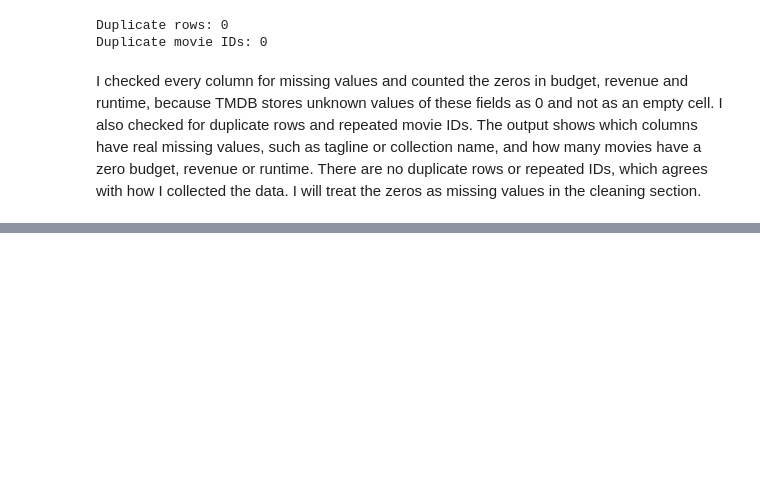
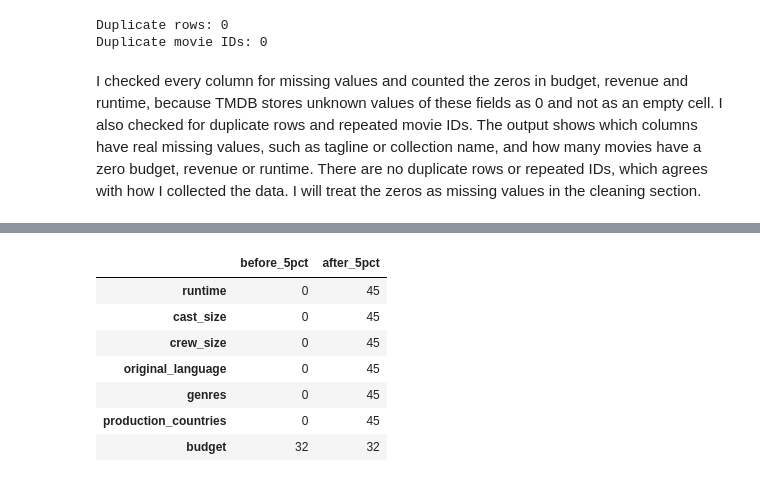
Before and after one commit to eishaiqbal767-cmyk/AI-TMBD-MOVIES-PROJECT, a Jupyter notebook: Notebooks/TMBD_Project.ipynb, the cells around one changed output, grey strips where cells are left out. Cells and saved outputs as stored; diff of their text form; code cells hidden in the pictures; blank space fills up the shorter version.

```diff
--- a/Notebooks/TMBD_Project.ipynb
+++ b/Notebooks/TMBD_Project.ipynb
@@ -602,0 +650,30 @@ I checked every column for missing values and counted the zeros in budget, reven
+# %%
+rng = np.random.RandomState(SEED)
+work = df_model.copy()
+
+num_missing_cols = ['runtime', 'cast_size', 'crew_size']
+cat_missing_cols = ['original_language', 'genres', 'production_countries']
+work[num_missing_cols] = work[num_missing_cols].astype('float64')
+
+n_cells = int(round(0.05 * len(work)))
+for c in num_missing_cols + cat_missing_cols:
+    idx = rng.choice(work.index, size=n_cells, replace=False)
+    work.loc[idx, c] = np.nan
+
+assert work['revenue'].isnull().sum() == 0   # the target is untouched
+
+compare = pd.DataFrame({
+    'before_5pct': df_model[num_missing_cols + cat_missing_cols + ['budget']].isnull().sum(),
+    'after_5pct': work[num_missing_cols + cat_missing_cols + ['budget']].isnull().sum()
+})
+display(compare)
+work.to_csv(f'{PROC_DIR}/tmdb_working_5pct_missing.csv', index=False)
+# %% [output]
+|  | before_5pct | after_5pct |
+| runtime | 0 | 45 |
+| cast_size | 0 | 45 |
+| crew_size | 0 | 45 |
+| original_language | 0 | 45 |
+| genres | 0 | 45 |
+| production_countries | 0 | 45 |
+| budget | 32 | 32 |
```
Also changed, not shown: parts of 20 cells of this notebook.
